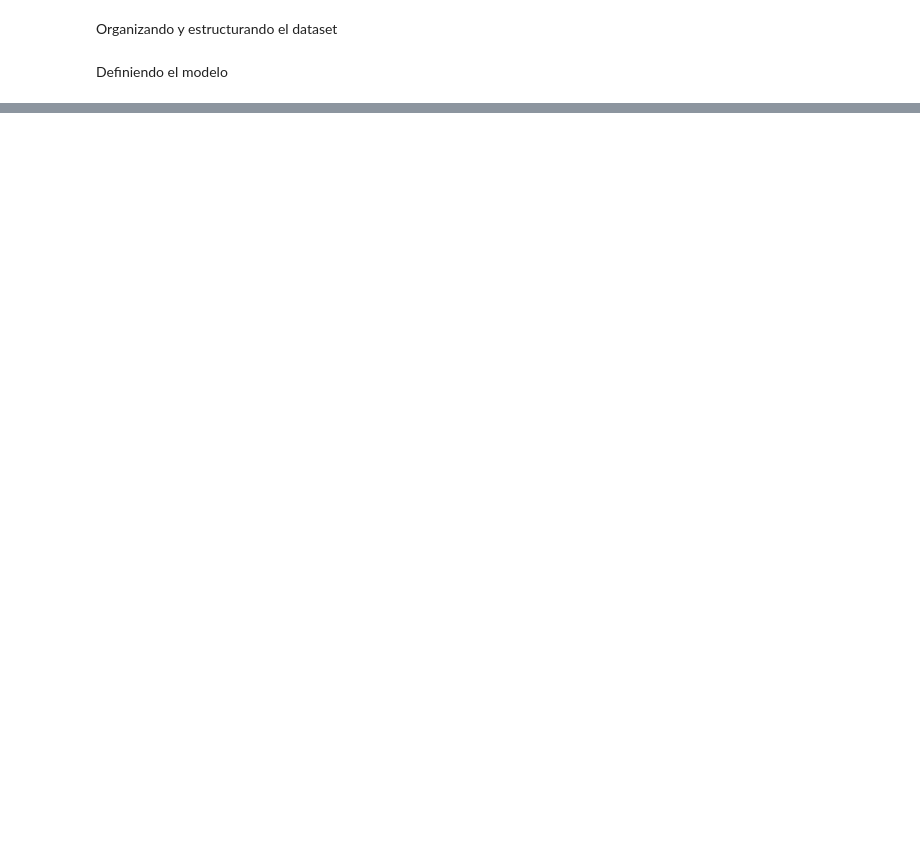
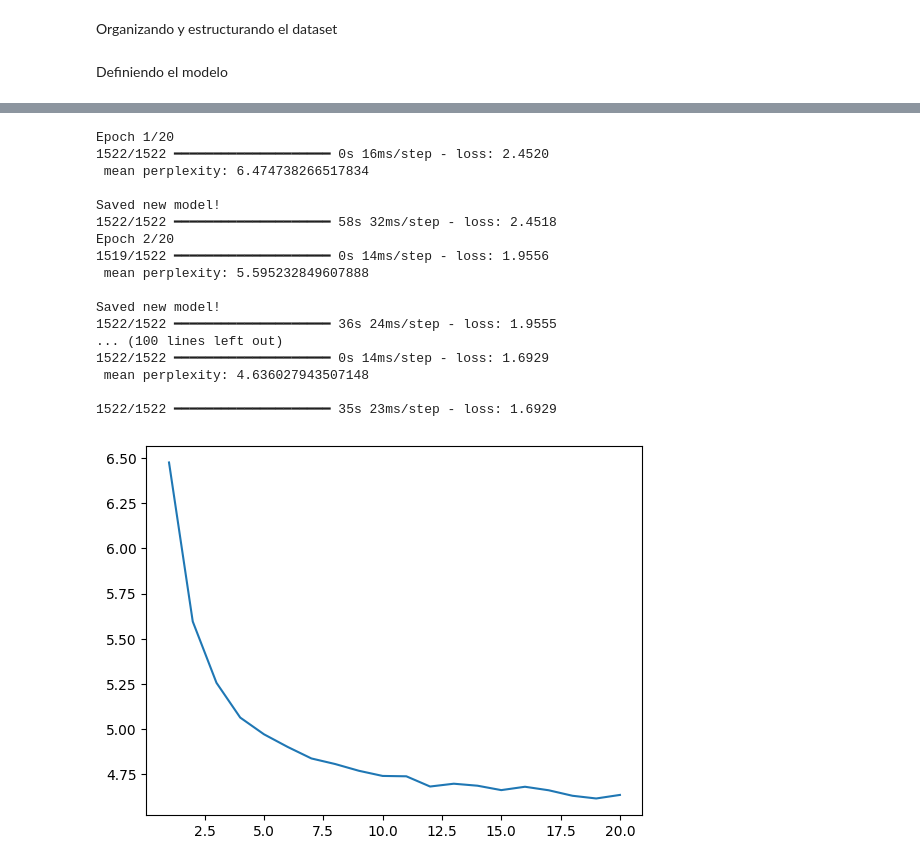
Before and after one commit to antonellagambarte/procesamiento_del_lenguaje_I, a Jupyter notebook: Desafio_3.ipynb, the cells around one changed output, grey strips where cells are left out. Drawn from its saved outputs; the diff is of its cells as text; code cells hidden in the pictures; blank space fills up the shorter version.

```diff
--- a/Desafio_3.ipynb
+++ b/Desafio_3.ipynb
@@ -96,3 +116,12 @@ y[0,:10]
 vocab_size = len(chars_vocab)
 # %% [markdown]
 Definiendo el modelo
+# %%
+model = Sequential()
+
+model.add(TimeDistributed(CategoryEncoding(num_tokens=vocab_size, output_mode = "one_hot"),input_shape=(None,1)))
+model.add(SimpleRNN(200, return_sequences=True, dropout=0.1, recurrent_dropout=0.1 ))
+model.add(Dense(vocab_size, activation='softmax'))
+model.compile(loss='sparse_categorical_crossentropy', optimizer='rmsprop')
+
+model.summary()
@@ -98,0 +218,38 @@ Definiendo el modelo
+# %%
+# fiteamos, nótese el agregado del callback con su inicialización. El batch_size lo podemos seleccionar a mano
+# en general, lo mejor es escoger el batch más grande posible que minimice el tiempo de cada época.
+# En la variable `history_ppl` se guardarán los valores de perplejidad para cada época.
+history_ppl = []
+hist = model.fit(X, y, epochs=20, callbacks=[PplCallback(tokenized_sentences_val,history_ppl)], batch_size=256)
+
+
+import matplotlib.pyplot as plt
+import seaborn as sns
+
+# Entrenamiento
+epoch_count = range(1, len(history_ppl) + 1)
+sns.lineplot(x=epoch_count,  y=history_ppl)
+plt.show()
+
+
+# Cargamos el mejor modelo guardado del entrenamiento para hacer inferencia
+model = keras.models.load_model('my_model.keras')
+# %% [output]
+Epoch 1/20
+1522/1522 ━━━━━━━━━━━━━━━━━━━━ 0s 16ms/step - loss: 2.4520
+ mean perplexity: 6.474738266517834
+
+Saved new model!
+1522/1522 ━━━━━━━━━━━━━━━━━━━━ 58s 32ms/step - loss: 2.4518
+Epoch 2/20
+1519/1522 ━━━━━━━━━━━━━━━━━━━━ 0s 14ms/step - loss: 1.9556
+ mean perplexity: 5.595232849607888
+
+Saved new model!
+1522/1522 ━━━━━━━━━━━━━━━━━━━━ 36s 24ms/step - loss: 1.9555
+... (100 lines left out)
+1522/1522 ━━━━━━━━━━━━━━━━━━━━ 0s 14ms/step - loss: 1.6929
+ mean perplexity: 4.636027943507148
+
+1522/1522 ━━━━━━━━━━━━━━━━━━━━ 35s 23ms/step - loss: 1.6929
+[figure, added]
```
Also changed, not shown: parts of 4 cells of this notebook.
